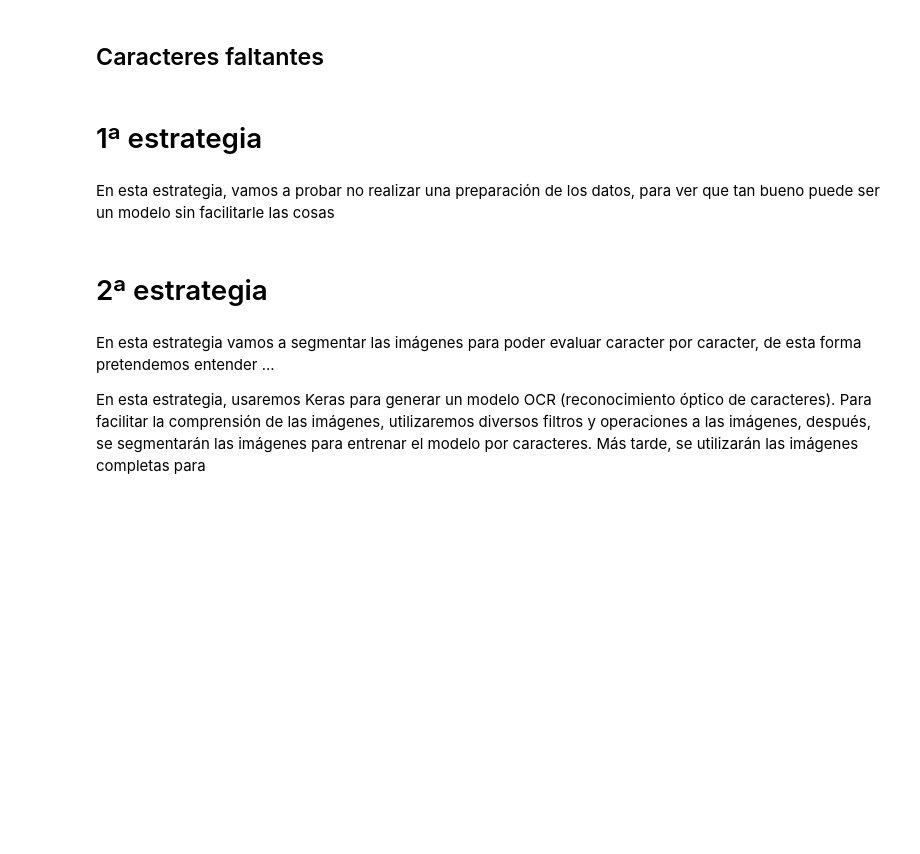
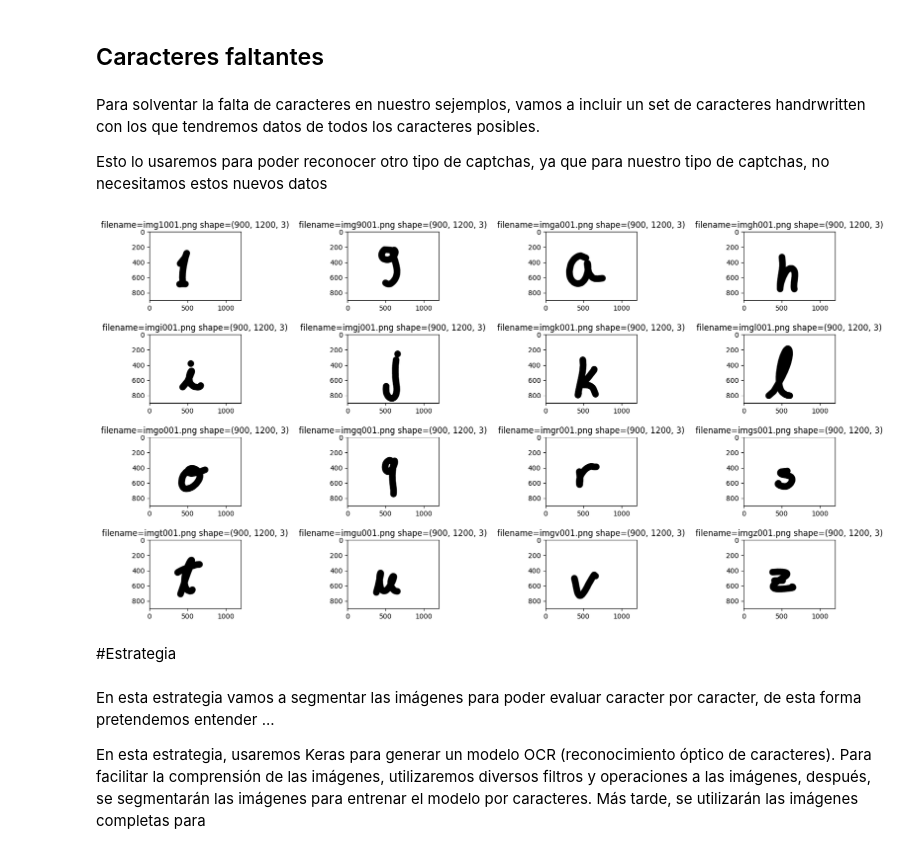
Before and after one commit to cabamarcos/Captcha_recognition, a Jupyter notebook: IAO.ipynb, the cells around one changed output. Drawn from its saved outputs; the diff is of its cells as text; code cells hidden in the pictures; blank space fills up the shorter version.

Commit message:
Arreglado, falta meter las letras en el modelo, mirar como hacerlo para imágenes de distinto tamaño

```diff
--- a/IAO.ipynb
+++ b/IAO.ipynb
@@ -258,46 +164,48 @@ print(f'Archivos comprimidos en {nombre_archivo_comprimido}')
+# %% [markdown]
+Para solventar la falta de caracteres en nuestro sejemplos, vamos a incluir un set de caracteres handrwritten con los que tendremos datos de todos los caracteres posibles.
+
+Esto lo usaremos para poder reconocer otro tipo de captchas, ya que para nuestro tipo de captchas, no necesitamos estos nuevos datos
 # %%
-img1001 = mpimg.imread('img1001.png')  # 1
-img9001 = mpimg.imread('img9001.png')  # 9
-imga001 = mpimg.imread('imga001.png')  # a
-imgh001 = mpimg.imread('imgh001.png')  # h
-imgi001 = mpimg.imread('imgi001.png')  # i
-imgj001 = mpimg.imread('imgj001.png')  # j
-imgk001 = mpimg.imread('imgk001.png')  # k
-imgl001 = mpimg.imread('imgl001.png')  # l
-imgo001 = mpimg.imread('imgo001.png')  # o
-imgq001 = mpimg.imread('imgq001.png')  # q
-imgr001 = mpimg.imread('imgr001.png')  # r
-imgs001 = mpimg.imread('imgs001.png')  # s
-imgt001 = mpimg.imread('imgt001.png')  # t
-imgu001 = mpimg.imread('imgu001.png')  # u
-imgv001 = mpimg.imread('imgv001.png')  # v
-imgz001 = mpimg.imread('imgz001.png')  # z
+img1001 = mpimg.imread('Faltantes/img1001.png')  # 1
+img9001 = mpimg.imread('Faltantes/img9001.png')  # 9
+imga001 = mpimg.imread('Faltantes/imga001.png')  # a
+imgh001 = mpimg.imread('Faltantes/imgh001.png')  # h
+imgi001 = mpimg.imread('Faltantes/imgi001.png')  # i
+imgj001 = mpimg.imread('Faltantes/imgj001.png')  # j
+imgk001 = mpimg.imread('Faltantes/imgk001.png')  # k
+imgl001 = mpimg.imread('Faltantes/imgl001.png')  # l
+imgo001 = mpimg.imread('Faltantes/imgo001.png')  # o
+imgq001 = mpimg.imread('Faltantes/imgq001.png')  # q
+imgr001 = mpimg.imread('Faltantes/imgr001.png')  # r
+imgs001 = mpimg.imread('Faltantes/imgs001.png')  # s
+imgt001 = mpimg.imread('Faltantes/imgt001.png')  # t
+imgu001 = mpimg.imread('Faltantes/imgu001.png')  # u
+imgv001 = mpimg.imread('Faltantes/imgv001.png')  # v
+imgz001 = mpimg.imread('Faltantes/imgz001.png')  # z
 
 samples = {
     'img1001.png': img1001, 'img9001.png': img9001, 'imga001.png': imga001, 'imgh001.png': imgh001,
     'imgi001.png': imgi001, 'imgj001.png': imgj001, 'imgk001.png': imgk001, 'imgl001.png': imgl001,
     'imgo001.png': imgo001, 'imgq001.png': imgq001, 'imgr001.png': imgr001, 'imgs001.png': imgs001,
     'imgt001.png': imgt001, 'imgu001.png': imgu001, 'imgv001.png': imgv001, 'imgz001.png': imgz001
 }
 
 fig = plt.figure(figsize=(20, 10))
 pos = 1
 for filename, img in samples.items():
     fig.add_subplot(4, 4, pos)
     pos = pos + 1
     plt.imshow(img)
     plt.title('filename=' + filename + ' shape=' + str(img.shape))
 
 # Añadir espacio adicional entre filas
 plt.subplots_adjust(hspace=0.5)
 
 plt.show()
+# %% [output]
+[figure, added]
-# %% [markdown]
-# 1ª estrategia
-# %% [markdown]
-En esta estrategia, vamos a probar no realizar una preparación de los datos, para ver que tan bueno puede ser un modelo sin facilitarle las cosas
-# %% [markdown]
-# 2ª estrategia
+# %% [markdown]
+#Estrategia
 # %% [markdown]
 En esta estrategia vamos a segmentar las imágenes para poder evaluar caracter por caracter, de esta forma pretendemos entender ...
 
```
Also changed, not shown: parts of 22 cells of this notebook.
